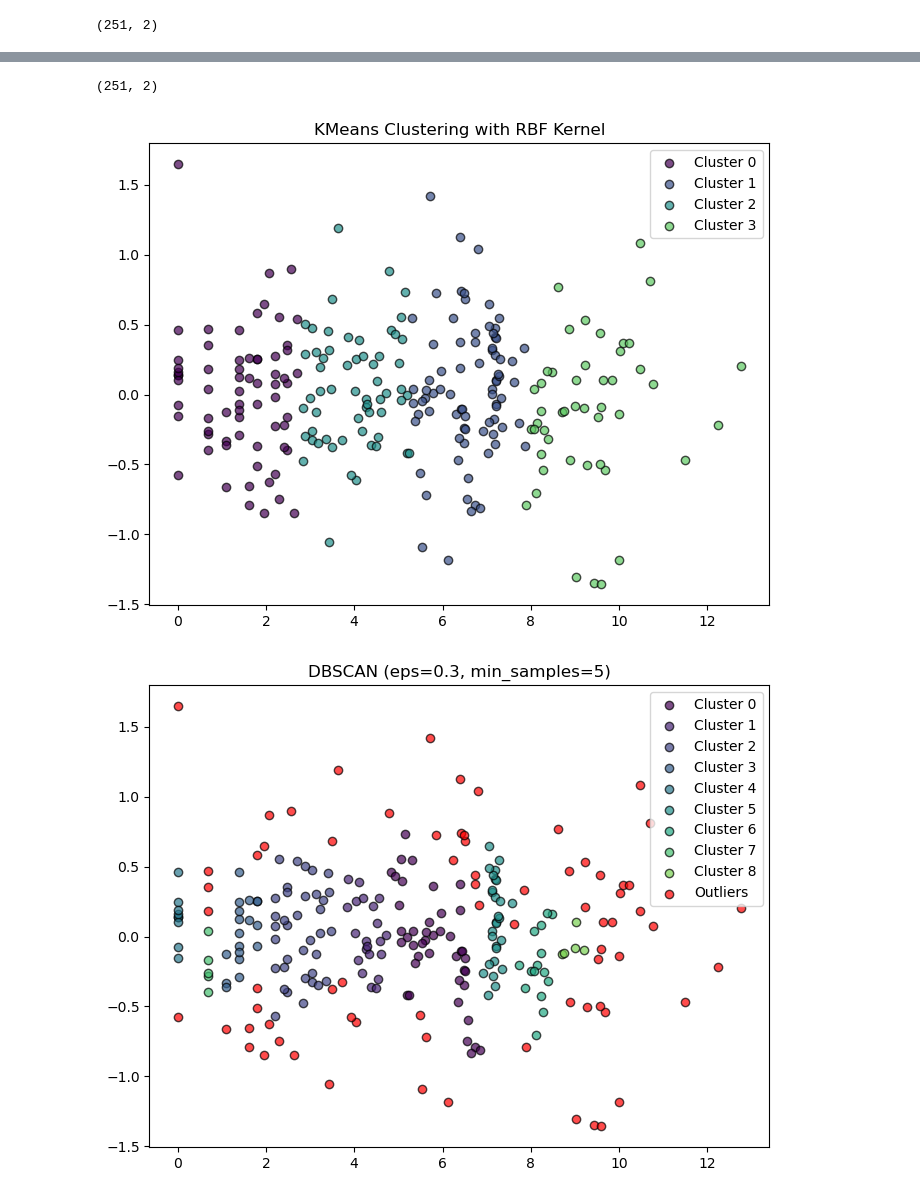
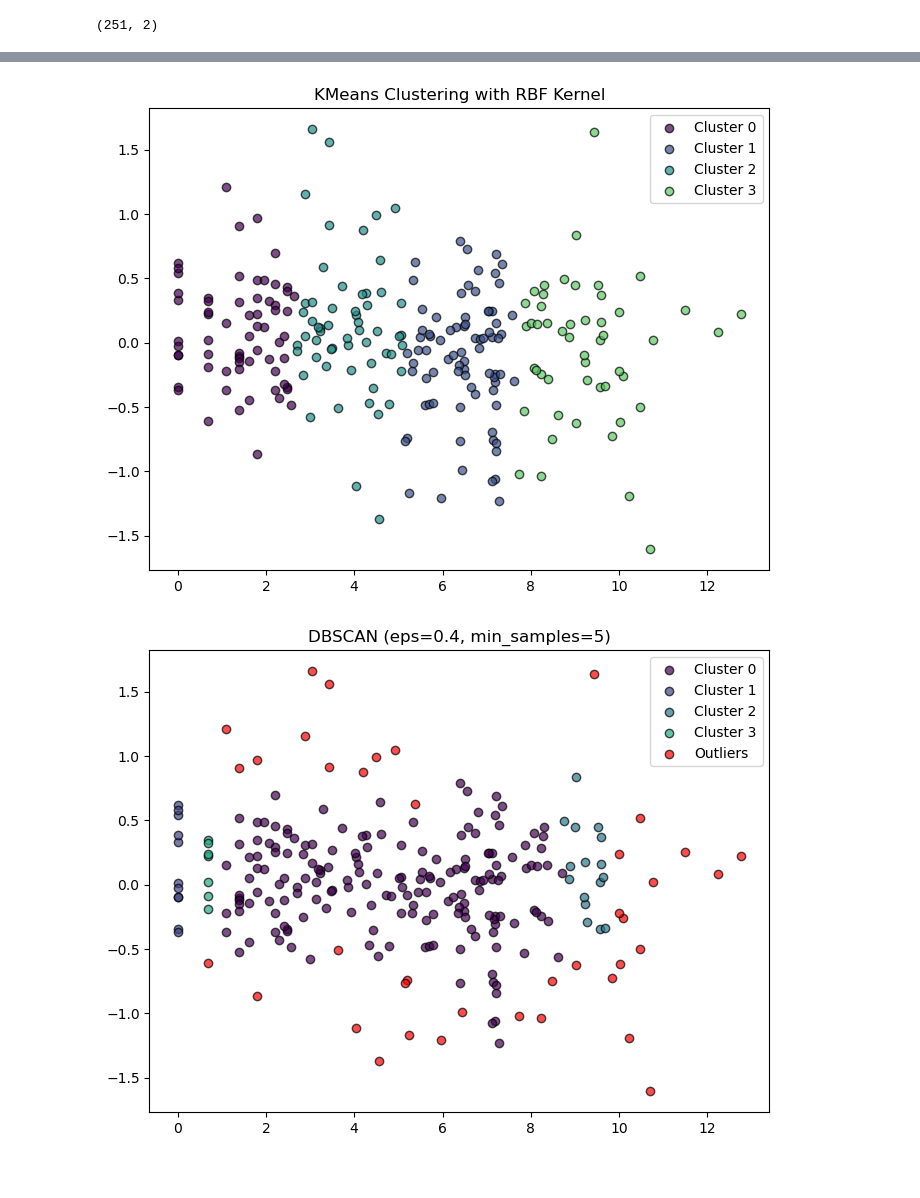
Before and after one commit to vikwaran03/DSC180B_Q2, a Jupyter notebook: Q2_Prep/node2vec.ipynb, the cells around one changed output, grey strips where cells are left out. Drawn from its saved outputs; the diff is of its cells as text; code cells hidden in the pictures.

Commit message:
added node2vec clustering outputs

```diff
--- a/Q2_Prep/node2vec.ipynb
+++ b/Q2_Prep/node2vec.ipynb
@@ -31,8 +40,8 @@ hsr_hic = np.load('data/hsr_adj_mat.npy')
 ec_hic = (ec_hic != 0).astype(int)
 hsr_hic = (hsr_hic != 0).astype(int)
 # %%
-ec_df = pd.read_csv('data/ec_cleaned.csv')
-hsr_df = pd.read_csv('data/hsr_cleaned.csv')
+ec_df = pd.read_csv('data/ec_cleaned.csv', index_col=0)
+hsr_df = pd.read_csv('data/hsr_cleaned.csv', index_col=0)
 # %%
 hsr_feats = torch.tensor(hsr_df[['read_count', 'total_genes']].to_numpy())
 hsr_labels = torch.zeros(hsr_feats.shape[0])
@@ -298,17 +288,11 @@ ec_db_labels = db_cluster(ec_pca_embeds, eps=0.3, min_samples=5)
-# %%
-pca = PCA(n_components=2)
-hsr_pca_embeds = pca.fit_transform(hsr_feats_and_embeds)
-hsr_pca_embeds.shape
-# %% [output]
-(251, 2)
 # %%
 hsr_km_labels = km_cluster(hsr_pca_embeds)
 # %% [output]
-[figure, old version]
+[figure, new version]
 # %%
-hsr_db_labels = db_cluster(hsr_pca_embeds, eps=0.3, min_samples=5)
+hsr_db_labels = db_cluster(hsr_pca_embeds, eps=0.4, min_samples=5)
 # %% [output]
-[figure, old version]
+[figure, new version]
 # %%
 def compute_node_properties(data):
     G = to_networkx(data, to_undirected=True)
```
Also changed, not shown: parts of 25 cells of this notebook, 2 other files.
